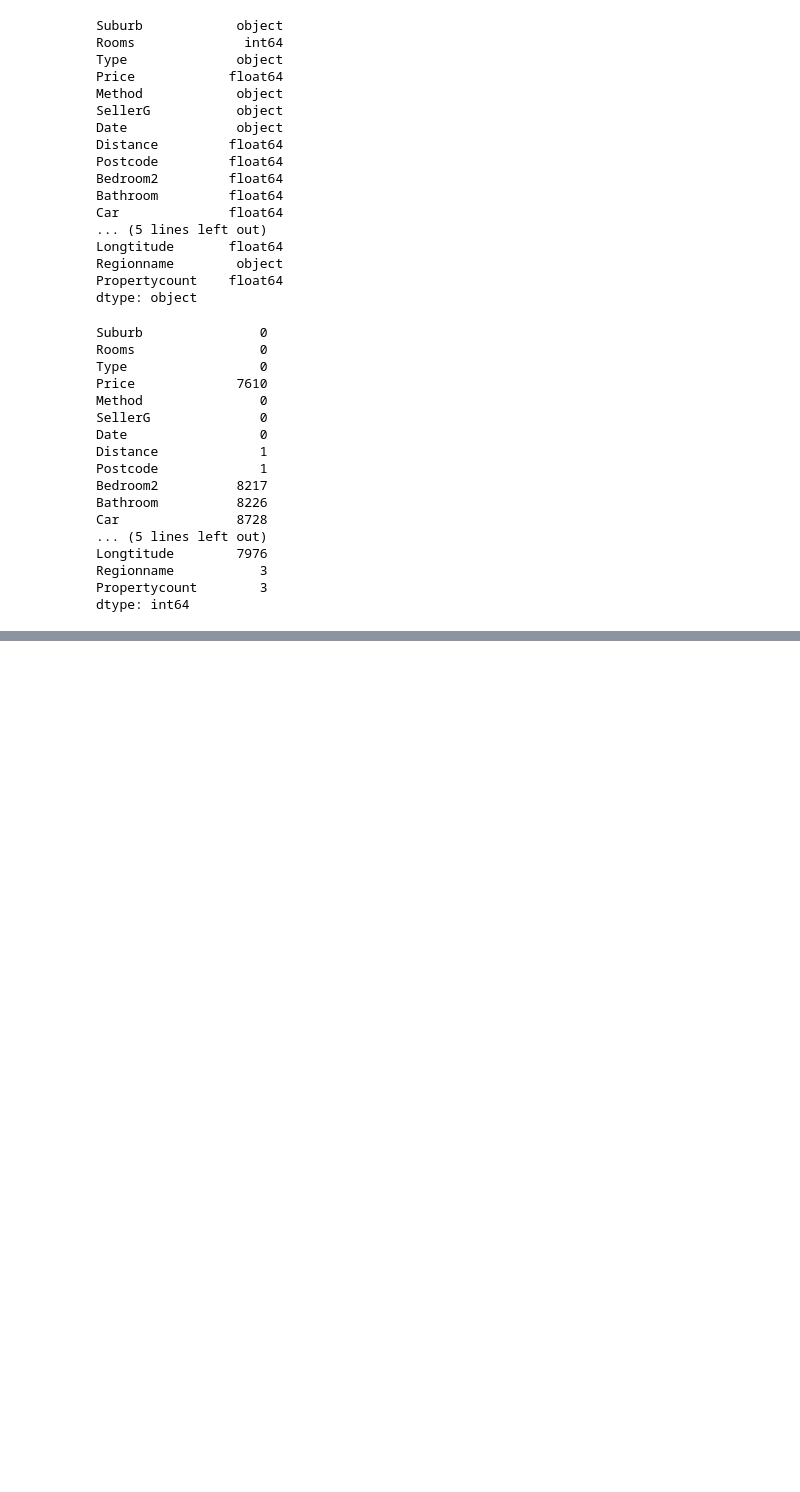
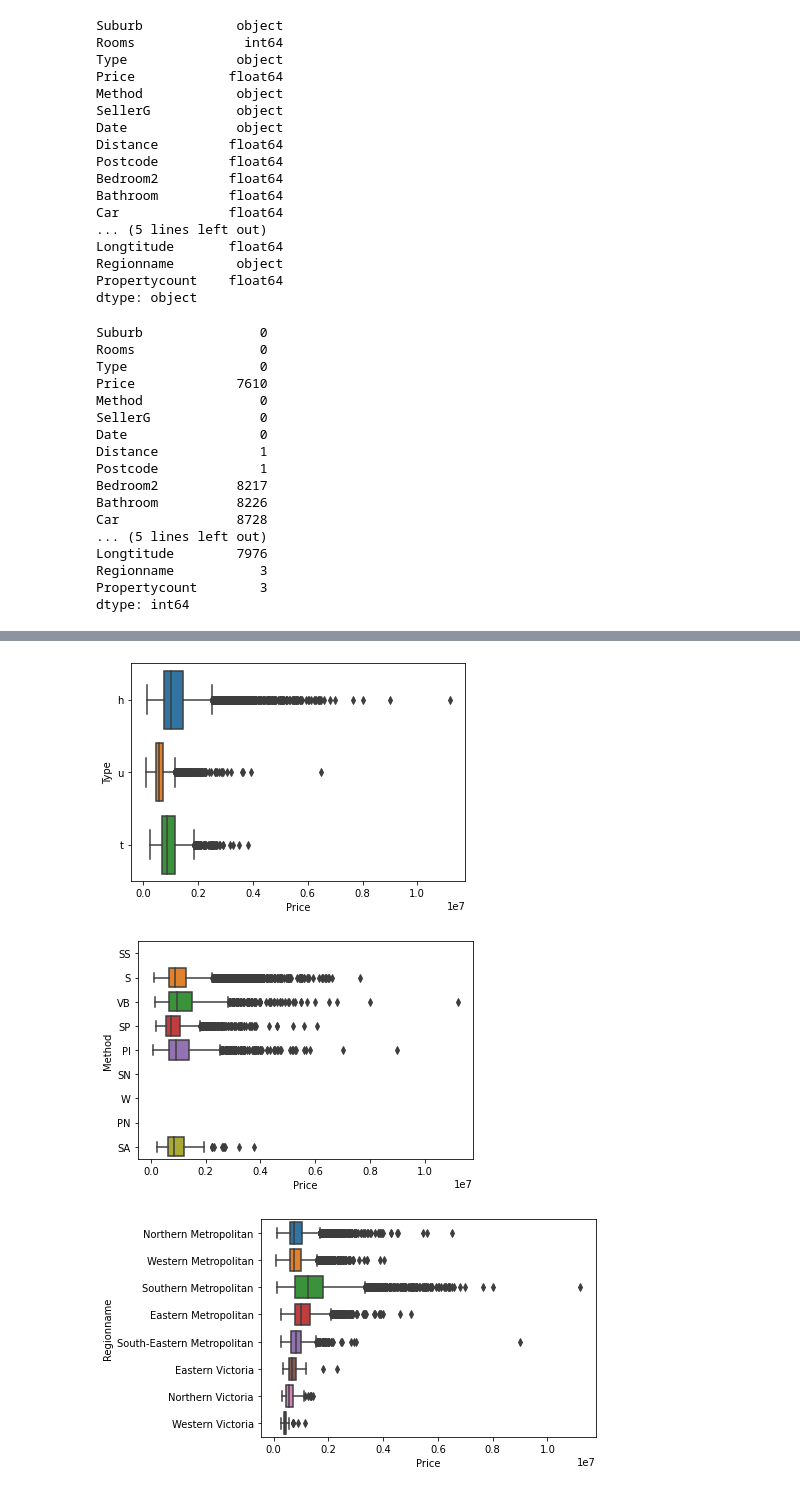
Before and after one commit to DrMahaVasanth/ATM, a Jupyter notebook: Welcome_To_Colaboratory.ipynb, the cells around one changed output, grey strips where cells are left out. Saved outputs shown, nothing was run; the diff lists cells and outputs as text; code cells hidden in the pictures; blank space fills up the shorter version.

```diff
--- a/Welcome_To_Colaboratory.ipynb
+++ b/Welcome_To_Colaboratory.ipynb
@@ -220,0 +262,9 @@ could remove the variable having more than 50% missing data
+# %%
+for col in df.select_dtypes(include='object'):
+  if len(df[col].unique())<10:
+    sns.boxplot(y=col,x='Price',data=df)
+    plt.show()
+# %% [output]
+[figure, added]
+[figure, added]
+[figure, added]
```
Also changed, not shown: parts of 24 cells of this notebook.
